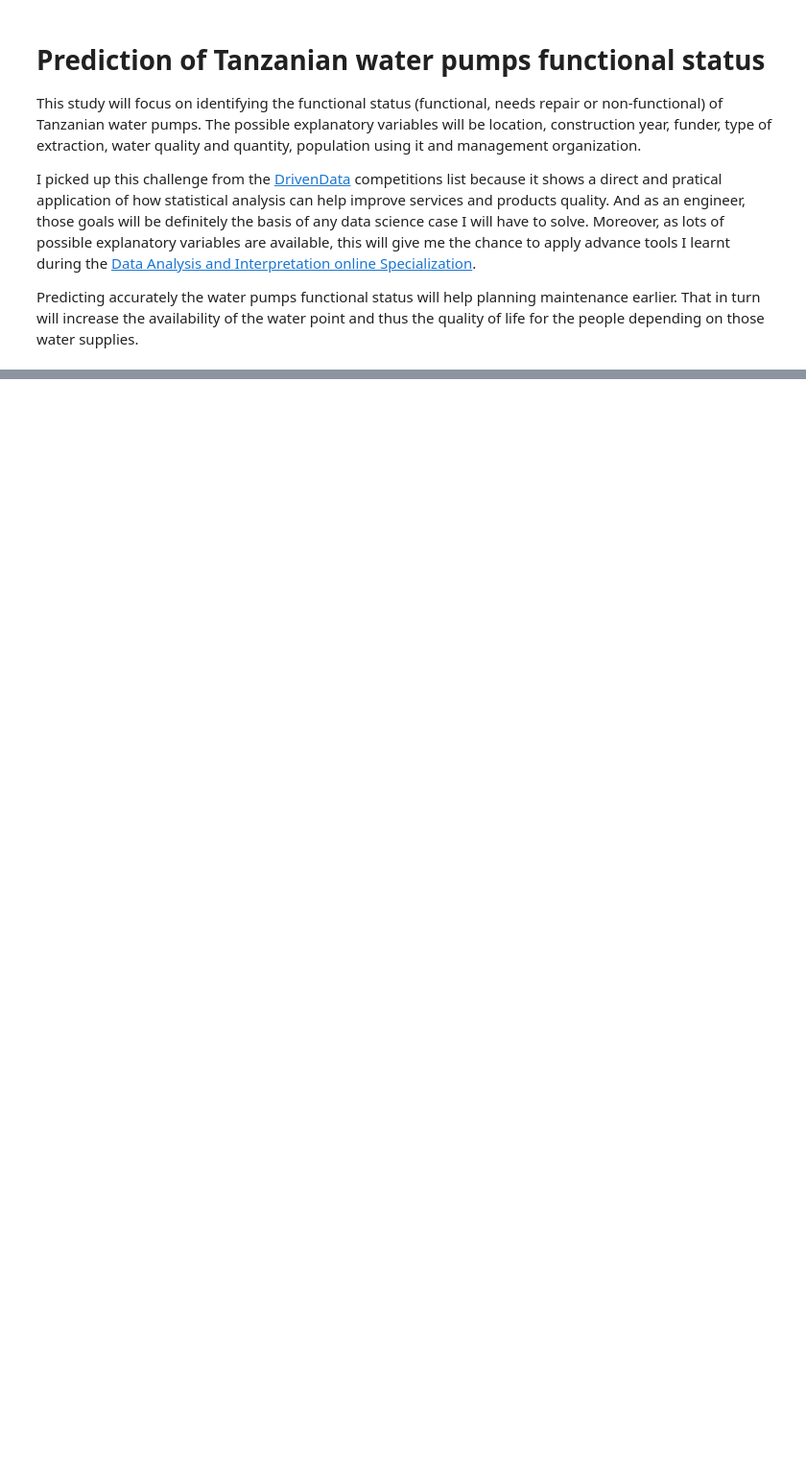
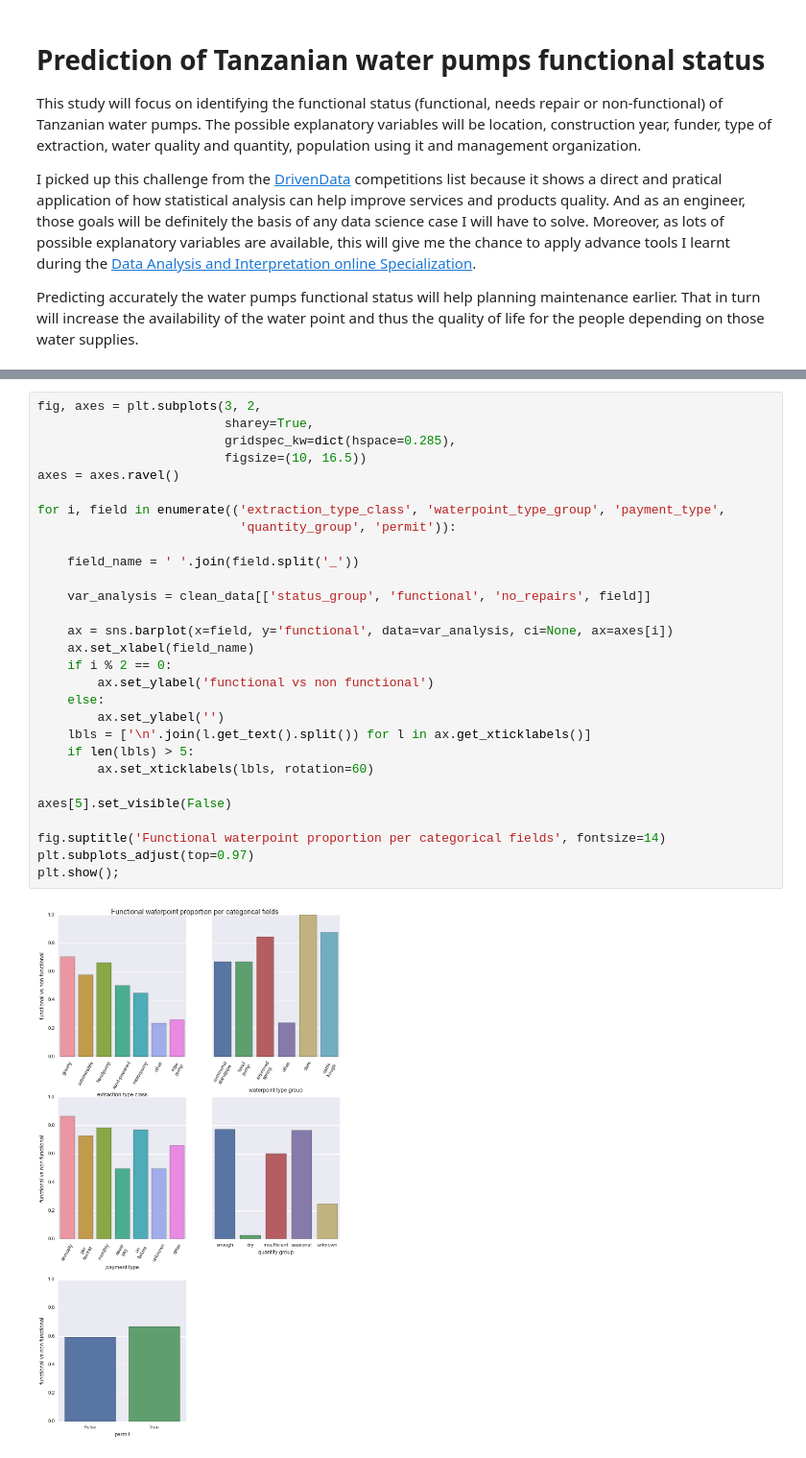
Before and after one commit to fcollonval/coursera_data_visualization, a Jupyter notebook: WaterPumpsPrediction.ipynb, the cells around one changed output, grey strips where cells are left out. Shown: that part at 96% size. Drawn from its saved outputs; the diff is of its cells as text; blank space fills up the shorter version.

```diff
--- a/WaterPumpsPrediction.ipynb
+++ b/WaterPumpsPrediction.ipynb
@@ -291,0 +330,31 @@ cm = sns.light_palette("yellow", as_cmap=True)
+# %%
+fig, axes = plt.subplots(3, 2,
+                         sharey=True,
+                         gridspec_kw=dict(hspace=0.285),
+                         figsize=(10, 16.5))
+axes = axes.ravel()
+
+for i, field in enumerate(('extraction_type_class', 'waterpoint_type_group', 'payment_type',
+                           'quantity_group', 'permit')):
+
+    field_name = ' '.join(field.split('_'))
+
+    var_analysis = clean_data[['status_group', 'functional', 'no_repairs', field]]
+
+    ax = sns.barplot(x=field, y='functional', data=var_analysis, ci=None, ax=axes[i])
+    ax.set_xlabel(field_name)
+    if i % 2 == 0:
+        ax.set_ylabel('functional vs non functional')
+    else:
+        ax.set_ylabel('')
+    lbls = ['\n'.join(l.get_text().split()) for l in ax.get_xticklabels()]
+    if len(lbls) > 5:
+        ax.set_xticklabels(lbls, rotation=60)
+
+axes[5].set_visible(False)
+
+fig.suptitle('Functional waterpoint proportion per categorical fields', fontsize=14)
+plt.subplots_adjust(top=0.97)
+plt.show();
+# %% [output]
+[figure, added]
```
Also changed, not shown: parts of 31 cells of this notebook, 2 other files.
